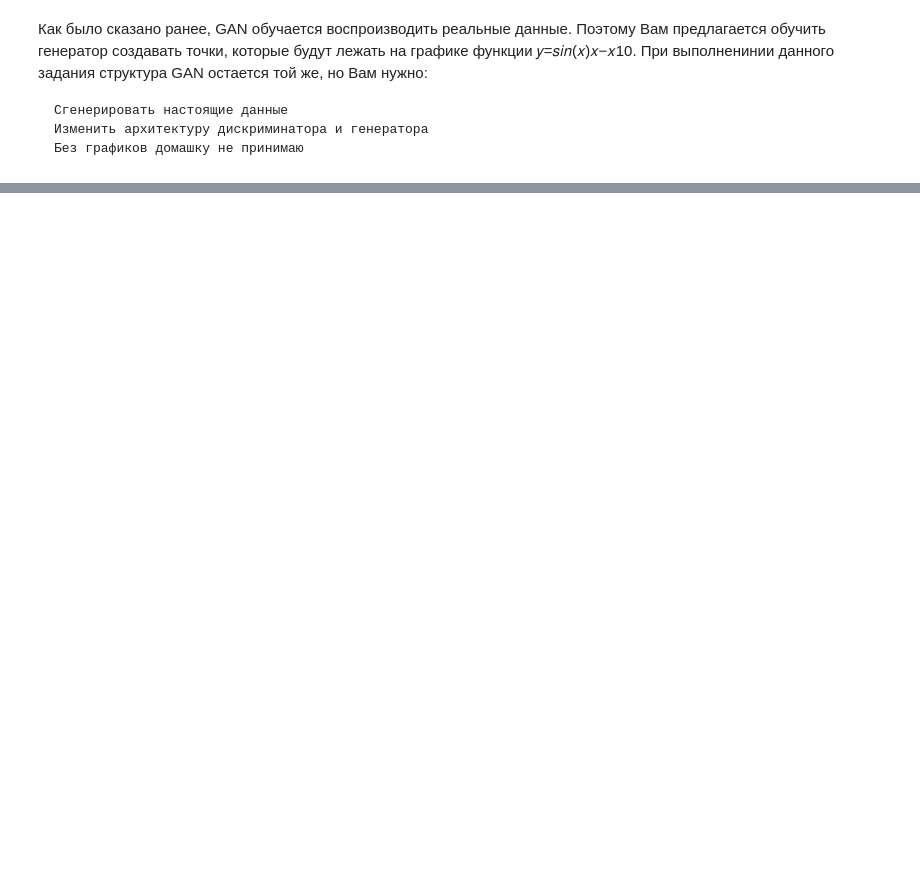
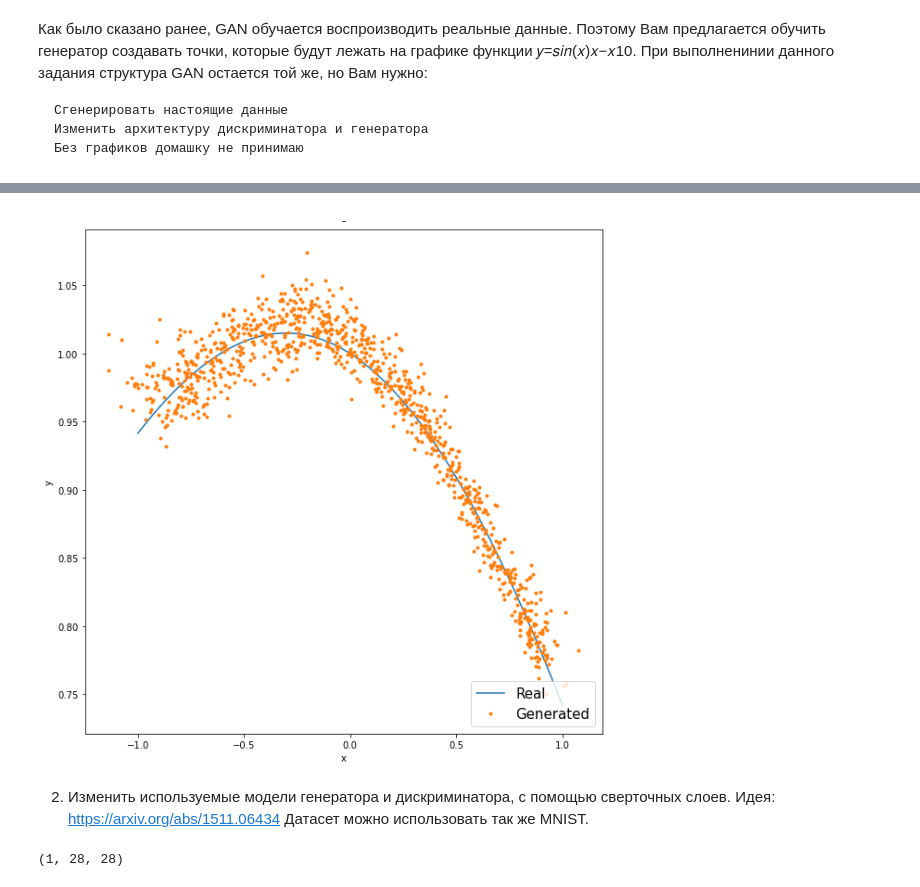
Before and after one commit to Aleksei741/PyTorch, a Jupyter notebook: Lesson_3/HW.ipynb, the cells around one changed output, grey strips where cells are left out. Drawn from its saved outputs; the diff is of its cells as text; code cells hidden in the pictures; blank space fills up the shorter version.

```diff
--- a/Lesson_3/HW.ipynb
+++ b/Lesson_3/HW.ipynb
@@ -44,6 +32,8 @@ train_set = [
 def func_y(x):
     return np.sin(x)/x - x/10
 
-train_data_x = np.linspace(1,100,2048)
+train_data_x = np.linspace(-1,1,2048)
+np.delete(train_data_x, 0)
 train_data_y = func_y(train_data_x)
 train_data = list(zip(train_data_x, train_data_y))
+train_data = torch.tensor(train_data)
@@ -64,15 +61,13 @@ class Generator(nn.Module):
             return layers
 
         self.model = nn.Sequential(
-            *block(2, 128),
-            *block(128, 256),
-            nn.Tanh()
+            *block(8, 64),
+            #*block(128, 256),
+            nn.Linear(64, 2),
         )
 
-    def forward(self, z):
-        img = self.model(z)
-        img = img.view(img.size(0), *img_shape)
-        return img
+    def forward(self, x):
+        return self.model(x)
 # %%
 class Discriminator(nn.Module):
     def __init__(self):
@@ -117,0 +178,22 @@ np.prod(a)
+# %%
+noise = torch.FloatTensor(np.random.normal(0, 1, (1000, 8))).to(device)
+generated_data = generator(noise)
+generated_data = generated_data.detach()
+# %%
+fig = plt.figure(figsize=(10, 10))
+
+#------------------------------------------------------------------------------
+#
+plt.plot(train_data[:, 0], train_data[:, 1], label='Real')
+plt.plot(generated_data[:, 0], generated_data[:, 1], '.', label='Generated')
+
+plt.xlabel('x')
+plt.ylabel('y')
+plt.title('-')
+plt.legend(loc="lower right", prop={'size': 15})
+plt.show()
+#------------------------------------------------------------------------------
+# %% [output]
+[figure, added]
+# %% [markdown]
+2. Изменить используемые модели генератора и дискриминатора, с помощью сверточных слоев. Идея: https://arxiv.org/abs/1511.06434 Датасет можно использовать так же MNIST.
@@ -117,0 +225,4 @@ np.prod(a)
+# %%
+img_shape
+# %% [output]
+(1, 28, 28)
```
Also changed, not shown: parts of 25 cells of this notebook, 1 other file.
